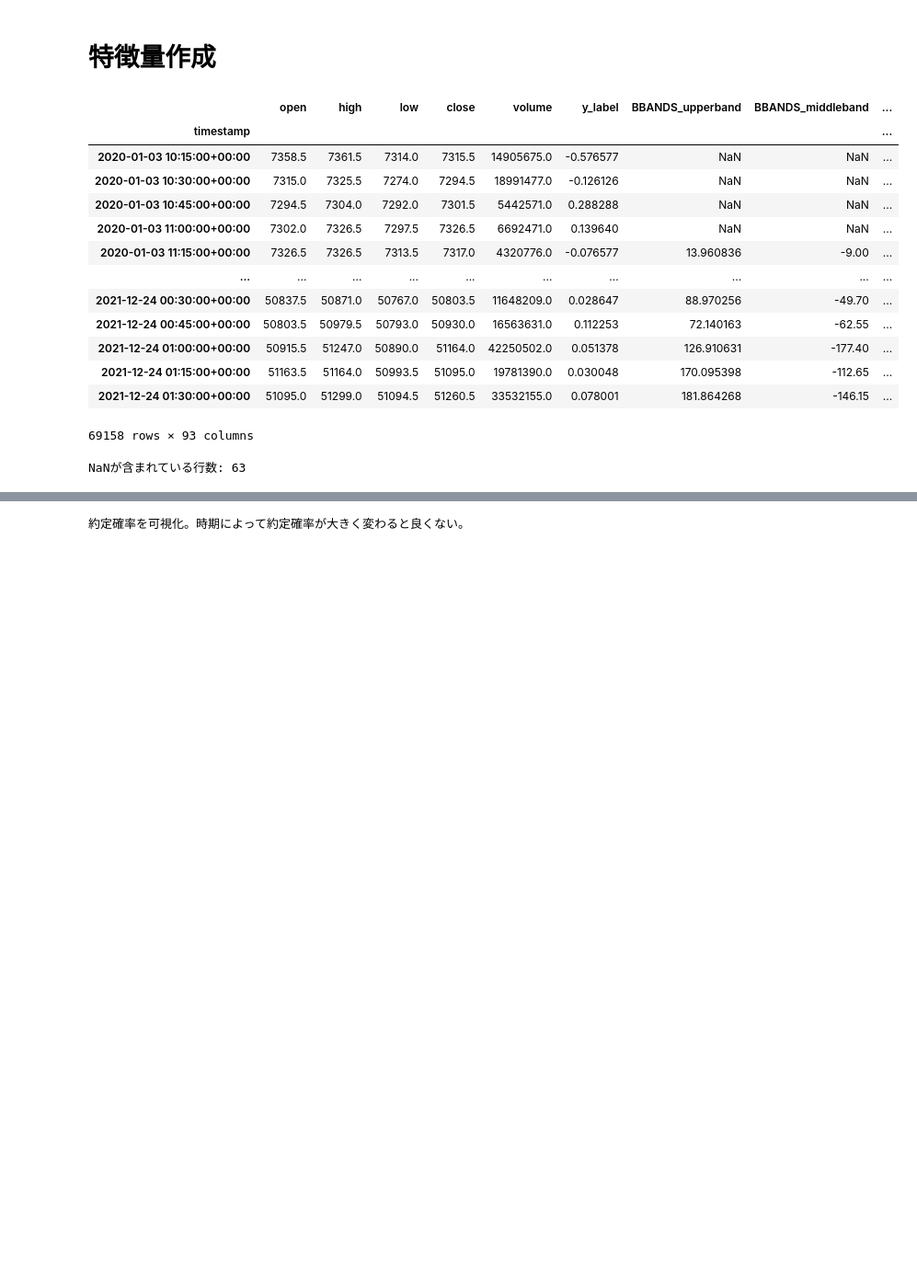
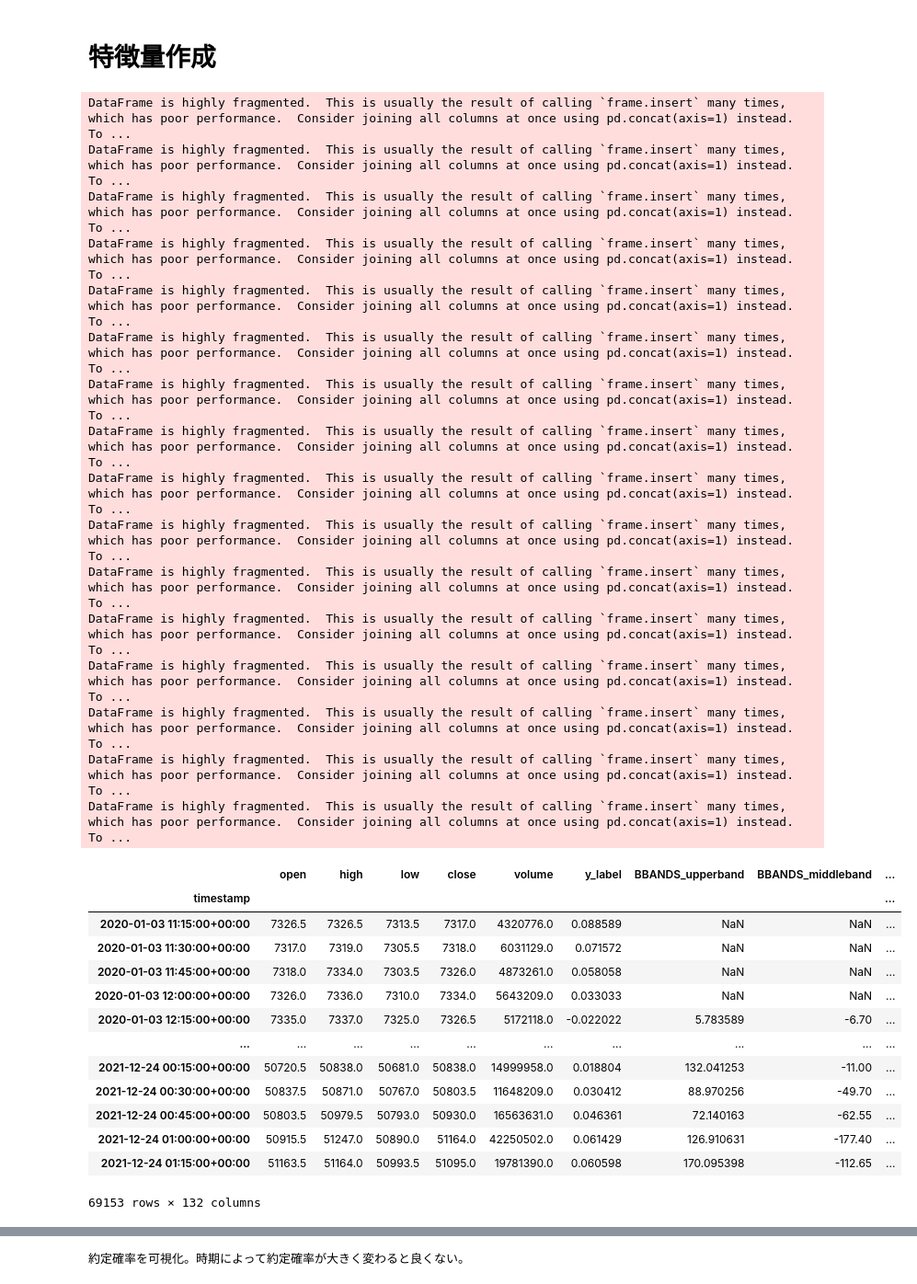
Before and after one commit to Joichiro433/MLtrading, a Jupyter notebook: notebook/bybit/ML_bybit_ceeling.ipynb, the cells around one changed output, grey strips where cells are left out. Shown at 92% size. Saved outputs shown, nothing was run; the diff lists cells and outputs as text; code cells hidden in the pictures; blank space fills up the shorter version.

```diff
--- a/notebook/bybit/ML_bybit_ceeling.ipynb
+++ b/notebook/bybit/ML_bybit_ceeling.ipynb
@@ -188,11 +188,15 @@ show_ceeling(df=df)
 
 level = create_ceeling_level(close=df['close'].values, ceeling_idxes=ceeling_idxes, floor_idxes=floor_idxes)
 df['ceeling_level'] = level
+df['ceeling_level'] = df['ceeling_level'].rolling(3).mean()
 show_df(df=df, colum='ceeling_level')
 
 diff_level = diff_ceeling_level(ceeling_level=df['ceeling_level'].values)
-df['y_label'] = diff_level
-show_df(df=df, colum='y_label')
+df['diff_level'] = diff_level
+df['diff_level'] = df['diff_level'].rolling(3).mean()
+show_df(df=df, colum='diff_level')
+
+df['y_label'] = df['diff_level'].shift(-1)
 
 df = df.dropna()
 df[['timestamp', 'open', 'high', 'low', 'close', 'volume', 'y_label']].to_pickle('df_ceeling_y.pkl')
@@ -290,6 +298,8 @@ def calc_features(df):
     df['SMA'] = talib.SMA(close, timeperiod=20) - hilo
     df['SMA_'] = talib.SMA(close, timeperiod=20)
     df['up_down'] = np.log(df['close'] / df['SMA_'])
+    for i in range(1, 40):
+        df[f'up_down_{i}'] = df['up_down'].shift(i)
     df['T3'] = talib.T3(close, timeperiod=5, vfactor=0) - hilo
     df['TEMA'] = talib.TEMA(close, timeperiod=20) - hilo
     df['TRIMA'] = talib.TRIMA(close, timeperiod=20) - hilo
@@ -347,43 +357,58 @@ def calc_features(df):
     df['pct'] = df['close'].pct_change()  # 変化率
     # 平均足を使った戦略: https://note.com/btcml/n/n6198a3714fe5
     df['heikin_cl'] = 0.25 * (df['open'] + df['high'] + df['low'] + df['close'])
     df['heikin_op'] = df['heikin_cl'].ewm(1, adjust=False).mean().shift(1)
     for span in [5, 15, 25]:
         df[f'pct_mean{span}']= df['pct'].rolling(span).mean()  # 変化率の偏差
         df[f'pct_std{span}']= df['pct'].rolling(span).std()  # 変化率の偏差
         df[f'heikin_cl_mean{span}'] = df['heikin_cl'].rolling(span).mean()
         df[f'heikin_cl_std{span}'] = df['heikin_cl'].rolling(span).std()
         df[f'heikin_op_mean{span}'] = df['heikin_op'].rolling(span).mean()
         df[f'heikin_op_std{span}'] = df['heikin_op'].rolling(span).std()
 
     return df
 
 
 df = pd.read_pickle('df_ceeling_y.pkl')
 df = calc_features(df)
 df = df.set_index('timestamp')
 
 
 display(df)
 
 print('NaNが含まれている行数:', df.isnull().any(axis=1).sum())
 
 df = df.dropna()
 
 df.to_pickle('df_ceeling_features.pkl')
 # %% [output]
+DataFrame is highly fragmented.  This is usually the result of calling `frame.insert` many times, which has poor performance.  Consider joining all columns at once using pd.concat(axis=1) instead.  To ...
+DataFrame is highly fragmented.  This is usually the result of calling `frame.insert` many times, which has poor performance.  Consider joining all columns at once using pd.concat(axis=1) instead.  To ...
+DataFrame is highly fragmented.  This is usually the result of calling `frame.insert` many times, which has poor performance.  Consider joining all columns at once using pd.concat(axis=1) instead.  To ...
+DataFrame is highly fragmented.  This is usually the result of calling `frame.insert` many times, which has poor performance.  Consider joining all columns at once using pd.concat(axis=1) instead.  To ...
+DataFrame is highly fragmented.  This is usually the result of calling `frame.insert` many times, which has poor performance.  Consider joining all columns at once using pd.concat(axis=1) instead.  To ...
+DataFrame is highly fragmented.  This is usually the result of calling `frame.insert` many times, which has poor performance.  Consider joining all columns at once using pd.concat(axis=1) instead.  To ...
+DataFrame is highly fragmented.  This is usually the result of calling `frame.insert` many times, which has poor performance.  Consider joining all columns at once using pd.concat(axis=1) instead.  To ...
+DataFrame is highly fragmented.  This is usually the result of calling `frame.insert` many times, which has poor performance.  Consider joining all columns at once using pd.concat(axis=1) instead.  To ...
+DataFrame is highly fragmented.  This is usually the result of calling `frame.insert` many times, which has poor performance.  Consider joining all columns at once using pd.concat(axis=1) instead.  To ...
+DataFrame is highly fragmented.  This is usually the result of calling `frame.insert` many times, which has poor performance.  Consider joining all columns at once using pd.concat(axis=1) instead.  To ...
+DataFrame is highly fragmented.  This is usually the result of calling `frame.insert` many times, which has poor performance.  Consider joining all columns at once using pd.concat(axis=1) instead.  To ...
+DataFrame is highly fragmented.  This is usually the result of calling `frame.insert` many times, which has poor performance.  Consider joining all columns at once using pd.concat(axis=1) instead.  To ...
+DataFrame is highly fragmented.  This is usually the result of calling `frame.insert` many times, which has poor performance.  Consider joining all columns at once using pd.concat(axis=1) instead.  To ...
+DataFrame is highly fragmented.  This is usually the result of calling `frame.insert` many times, which has poor performance.  Consider joining all columns at once using pd.concat(axis=1) instead.  To ...
+DataFrame is highly fragmented.  This is usually the result of calling `frame.insert` many times, which has poor performance.  Consider joining all columns at once using pd.concat(axis=1) instead.  To ...
+DataFrame is highly fragmented.  This is usually the result of calling `frame.insert` many times, which has poor performance.  Consider joining all columns at once using pd.concat(axis=1) instead.  To ...
 |  | open | high | low | close | volume | y_label | BBANDS_upperband | BBANDS_middleband | ... |
 | timestamp |  |  |  |  |  |  |  |  | ... |
-| 2020-01-03 10:15:00+00:00 | 7358.5 | 7361.5 | 7314.0 | 7315.5 | 14905675.0 | -0.576577 | NaN | NaN | ... |
-| 2020-01-03 10:30:00+00:00 | 7315.0 | 7325.5 | 7274.0 | 7294.5 | 18991477.0 | -0.126126 | NaN | NaN | ... |
-| 2020-01-03 10:45:00+00:00 | 7294.5 | 7304.0 | 7292.0 | 7301.5 | 5442571.0 | 0.288288 | NaN | NaN | ... |
-| 2020-01-03 11:00:00+00:00 | 7302.0 | 7326.5 | 7297.5 | 7326.5 | 6692471.0 | 0.139640 | NaN | NaN | ... |
-| 2020-01-03 11:15:00+00:00 | 7326.5 | 7326.5 | 7313.5 | 7317.0 | 4320776.0 | -0.076577 | 13.960836 | -9.00 | ... |
+| 2020-01-03 11:15:00+00:00 | 7326.5 | 7326.5 | 7313.5 | 7317.0 | 4320776.0 | 0.088589 | NaN | NaN | ... |
+| 2020-01-03 11:30:00+00:00 | 7317.0 | 7319.0 | 7305.5 | 7318.0 | 6031129.0 | 0.071572 | NaN | NaN | ... |
+| 2020-01-03 11:45:00+00:00 | 7318.0 | 7334.0 | 7303.5 | 7326.0 | 4873261.0 | 0.058058 | NaN | NaN | ... |
+| 2020-01-03 12:00:00+00:00 | 7326.0 | 7336.0 | 7310.0 | 7334.0 | 5643209.0 | 0.033033 | NaN | NaN | ... |
+| 2020-01-03 12:15:00+00:00 | 7335.0 | 7337.0 | 7325.0 | 7326.5 | 5172118.0 | -0.022022 | 5.783589 | -6.70 | ... |
 | ... | ... | ... | ... | ... | ... | ... | ... | ... | ... |
-| 2021-12-24 00:30:00+00:00 | 50837.5 | 50871.0 | 50767.0 | 50803.5 | 11648209.0 | 0.028647 | 88.970256 | -49.70 | ... |
-| 2021-12-24 00:45:00+00:00 | 50803.5 | 50979.5 | 50793.0 | 50930.0 | 16563631.0 | 0.112253 | 72.140163 | -62.55 | ... |
-| 2021-12-24 01:00:00+00:00 | 50915.5 | 51247.0 | 50890.0 | 51164.0 | 42250502.0 | 0.051378 | 126.910631 | -177.40 | ... |
-| 2021-12-24 01:15:00+00:00 | 51163.5 | 51164.0 | 50993.5 | 51095.0 | 19781390.0 | 0.030048 | 170.095398 | -112.65 | ... |
-| 2021-12-24 01:30:00+00:00 | 51095.0 | 51299.0 | 51094.5 | 51260.5 | 33532155.0 | 0.078001 | 181.864268 | -146.15 | ... |
+| 2021-12-24 00:15:00+00:00 | 50720.5 | 50838.0 | 50681.0 | 50838.0 | 14999958.0 | 0.018804 | 132.041253 | -11.00 | ... |
+| 2021-12-24 00:30:00+00:00 | 50837.5 | 50871.0 | 50767.0 | 50803.5 | 11648209.0 | 0.030412 | 88.970256 | -49.70 | ... |
+| 2021-12-24 00:45:00+00:00 | 50803.5 | 50979.5 | 50793.0 | 50930.0 | 16563631.0 | 0.046361 | 72.140163 | -62.55 | ... |
+| 2021-12-24 01:00:00+00:00 | 50915.5 | 51247.0 | 50890.0 | 51164.0 | 42250502.0 | 0.061429 | 126.910631 | -177.40 | ... |
+| 2021-12-24 01:15:00+00:00 | 51163.5 | 51164.0 | 50993.5 | 51095.0 | 19781390.0 | 0.060598 | 170.095398 | -112.65 | ... |
-69158 rows × 93 columns
-NaNが含まれている行数: 63
+69153 rows × 132 columns
```
Also changed, not shown: parts of 10 cells of this notebook, 2 other files.
